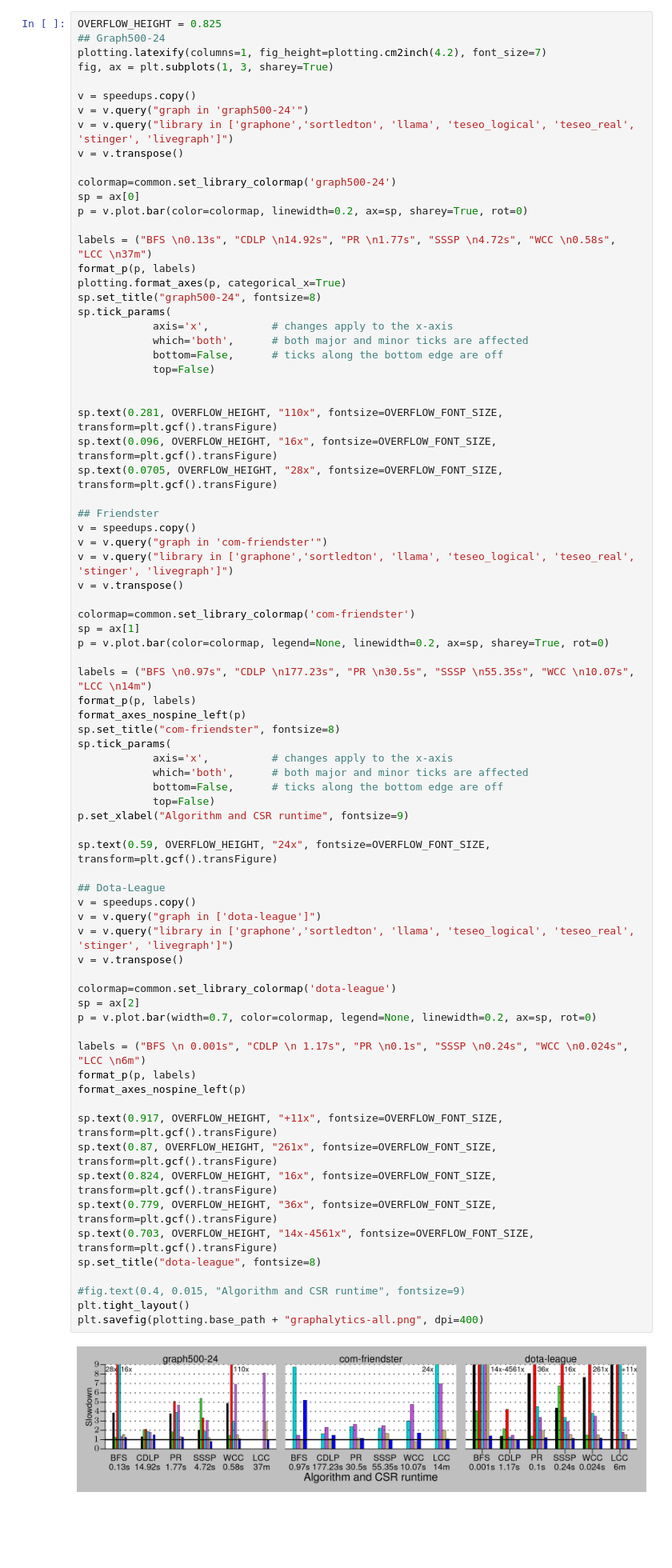
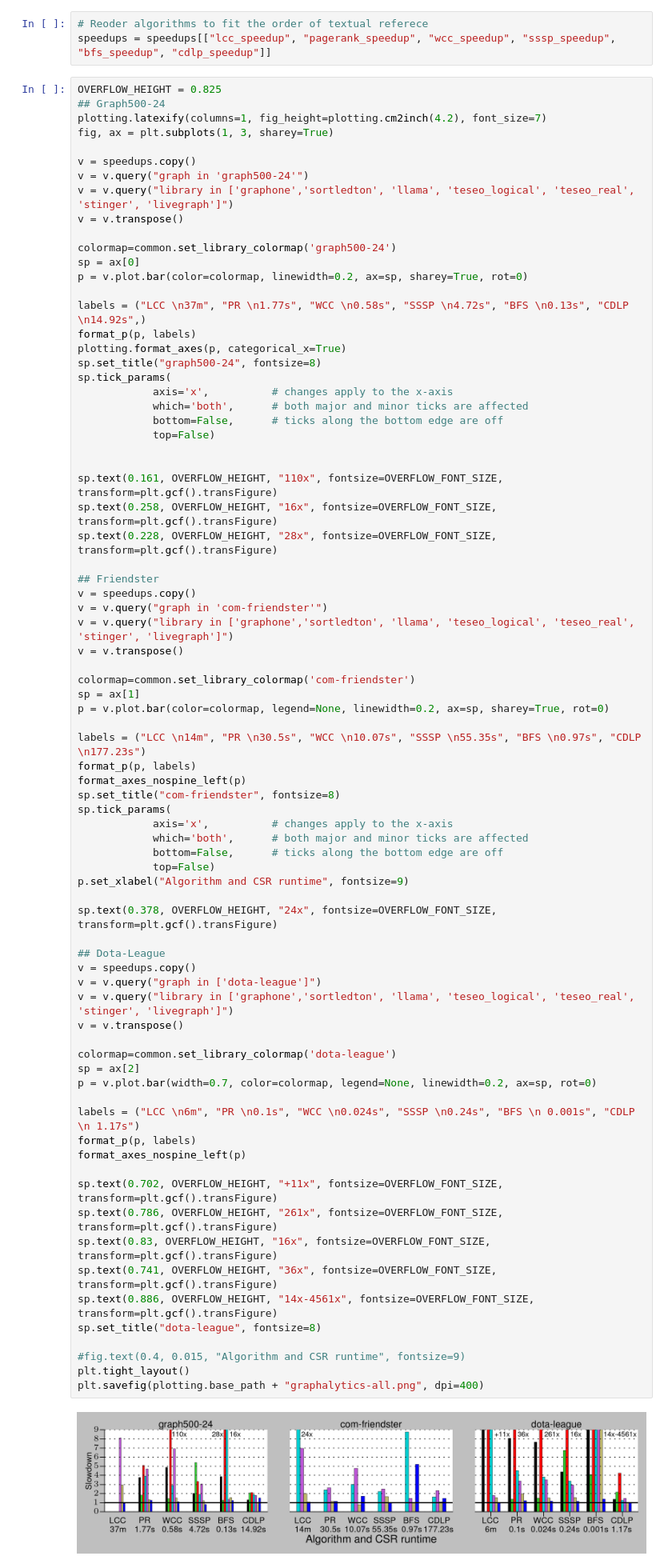
Before and after one commit to PerFuchs/gfe_notebooks, a Jupyter notebook: graphalytics_gen_table.ipynb, the cells around one changed output. Shown at 80% size. Saved outputs shown, nothing was run; the diff lists cells and outputs as text; blank space fills up the shorter version.

Commit message:
Reorders algorithm to follow reference in text.

```diff
--- a/graphalytics_gen_table.ipynb
+++ b/graphalytics_gen_table.ipynb
@@ -447,6 +447,9 @@ def format_p(p, x_ticks):
     p.legend().remove()
 
     p.axhline(y = 1, color="black", linestyle = '-', linewidth=0.9)
+# %%
+# Reoder algorithms to fit the order of textual referece
+speedups = speedups[["lcc_speedup", "pagerank_speedup", "wcc_speedup", "sssp_speedup", "bfs_speedup", "cdlp_speedup"]]
 # %%
 OVERFLOW_HEIGHT = 0.825
 ## Graph500-24
@@ -462,7 +465,7 @@ colormap=common.set_library_colormap('graph500-24')
 sp = ax[0]
 p = v.plot.bar(color=colormap, linewidth=0.2, ax=sp, sharey=True, rot=0)
 
-labels = ("BFS \n0.13s", "CDLP \n14.92s", "PR \n1.77s", "SSSP \n4.72s", "WCC \n0.58s", "LCC \n37m")
+labels = ("LCC \n37m", "PR \n1.77s", "WCC \n0.58s", "SSSP \n4.72s", "BFS \n0.13s", "CDLP \n14.92s",)
 format_p(p, labels)
 plotting.format_axes(p, categorical_x=True)
 sp.set_title("graph500-24", fontsize=8)
@@ -473,9 +476,9 @@ sp.tick_params(
             top=False)
 
 
-sp.text(0.281, OVERFLOW_HEIGHT, "110x", fontsize=OVERFLOW_FONT_SIZE, transform=plt.gcf().transFigure)
-sp.text(0.096, OVERFLOW_HEIGHT, "16x", fontsize=OVERFLOW_FONT_SIZE, transform=plt.gcf().transFigure)
-sp.text(0.0705, OVERFLOW_HEIGHT, "28x", fontsize=OVERFLOW_FONT_SIZE, transform=plt.gcf().transFigure)
+sp.text(0.161, OVERFLOW_HEIGHT, "110x", fontsize=OVERFLOW_FONT_SIZE, transform=plt.gcf().transFigure)
+sp.text(0.258, OVERFLOW_HEIGHT, "16x", fontsize=OVERFLOW_FONT_SIZE, transform=plt.gcf().transFigure)
+sp.text(0.228, OVERFLOW_HEIGHT, "28x", fontsize=OVERFLOW_FONT_SIZE, transform=plt.gcf().transFigure)
 
 ## Friendster
 v = speedups.copy()
@@ -487,45 +490,45 @@ colormap=common.set_library_colormap('com-friendster')
 sp = ax[1]
 p = v.plot.bar(color=colormap, legend=None, linewidth=0.2, ax=sp, sharey=True, rot=0)
 
-labels = ("BFS \n0.97s", "CDLP \n177.23s", "PR \n30.5s", "SSSP \n55.35s", "WCC \n10.07s", "LCC \n14m")
+labels = ("LCC \n14m", "PR \n30.5s", "WCC \n10.07s", "SSSP \n55.35s", "BFS \n0.97s", "CDLP \n177.23s")
 format_p(p, labels)
 format_axes_nospine_left(p)
 sp.set_title("com-friendster", fontsize=8)
 sp.tick_params(
             axis='x',          # changes apply to the x-axis
             which='both',      # both major and minor ticks are affected
             bottom=False,      # ticks along the bottom edge are off
             top=False)
 p.set_xlabel("Algorithm and CSR runtime", fontsize=9)
 
-sp.text(0.59, OVERFLOW_HEIGHT, "24x", fontsize=OVERFLOW_FONT_SIZE, transform=plt.gcf().transFigure)
+sp.text(0.378, OVERFLOW_HEIGHT, "24x", fontsize=OVERFLOW_FONT_SIZE, transform=plt.gcf().transFigure)
 
 ## Dota-League
 v = speedups.copy()
 v = v.query("graph in ['dota-league']")
 v = v.query("library in ['graphone','sortledton', 'llama', 'teseo_logical', 'teseo_real', 'stinger', 'livegraph']")
 v = v.transpose()
 
 colormap=common.set_library_colormap('dota-league')
 sp = ax[2]
 p = v.plot.bar(width=0.7, color=colormap, legend=None, linewidth=0.2, ax=sp, rot=0)
 
-labels = ("BFS \n 0.001s", "CDLP \n 1.17s", "PR \n0.1s", "SSSP \n0.24s", "WCC \n0.024s", "LCC \n6m")
+labels = ("LCC \n6m", "PR \n0.1s", "WCC \n0.024s", "SSSP \n0.24s", "BFS \n 0.001s", "CDLP \n 1.17s")
 format_p(p, labels)
 format_axes_nospine_left(p)
 
-sp.text(0.917, OVERFLOW_HEIGHT, "+11x", fontsize=OVERFLOW_FONT_SIZE, transform=plt.gcf().transFigure)
-sp.text(0.87, OVERFLOW_HEIGHT, "261x", fontsize=OVERFLOW_FONT_SIZE, transform=plt.gcf().transFigure)
-sp.text(0.824, OVERFLOW_HEIGHT, "16x", fontsize=OVERFLOW_FONT_SIZE, transform=plt.gcf().transFigure)
-sp.text(0.779, OVERFLOW_HEIGHT, "36x", fontsize=OVERFLOW_FONT_SIZE, transform=plt.gcf().transFigure)
-sp.text(0.703, OVERFLOW_HEIGHT, "14x-4561x", fontsize=OVERFLOW_FONT_SIZE, transform=plt.gcf().transFigure)
+sp.text(0.702, OVERFLOW_HEIGHT, "+11x", fontsize=OVERFLOW_FONT_SIZE, transform=plt.gcf().transFigure)
+sp.text(0.786, OVERFLOW_HEIGHT, "261x", fontsize=OVERFLOW_FONT_SIZE, transform=plt.gcf().transFigure)
+sp.text(0.83, OVERFLOW_HEIGHT, "16x", fontsize=OVERFLOW_FONT_SIZE, transform=plt.gcf().transFigure)
+sp.text(0.741, OVERFLOW_HEIGHT, "36x", fontsize=OVERFLOW_FONT_SIZE, transform=plt.gcf().transFigure)
+sp.text(0.886, OVERFLOW_HEIGHT, "14x-4561x", fontsize=OVERFLOW_FONT_SIZE, transform=plt.gcf().transFigure)
 sp.set_title("dota-league", fontsize=8)
 
 #fig.text(0.4, 0.015, "Algorithm and CSR runtime", fontsize=9)
 plt.tight_layout()
 plt.savefig(plotting.base_path + "graphalytics-all.png", dpi=400)
 # %% [output]
-[figure, old version]
+[figure, new version]
 # %%
 min_csr.query("graph in 'graph500-24'")
 # %% [output]
```
